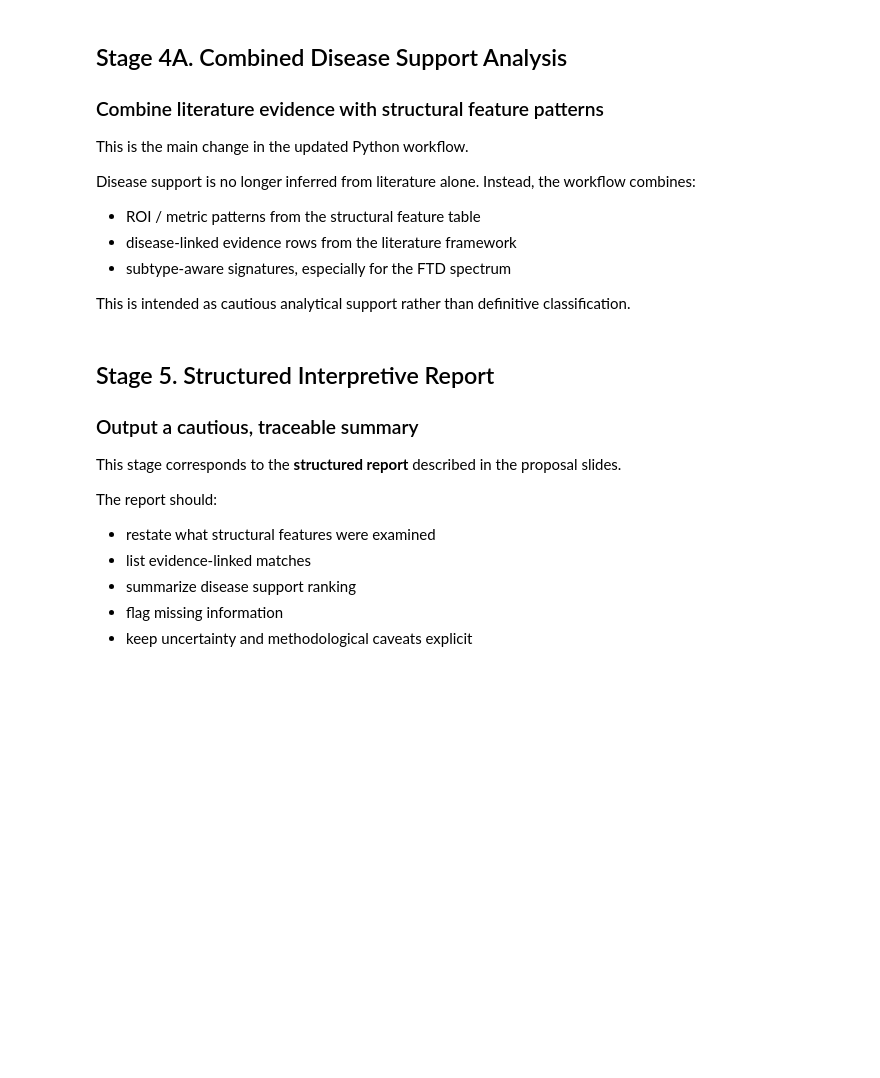
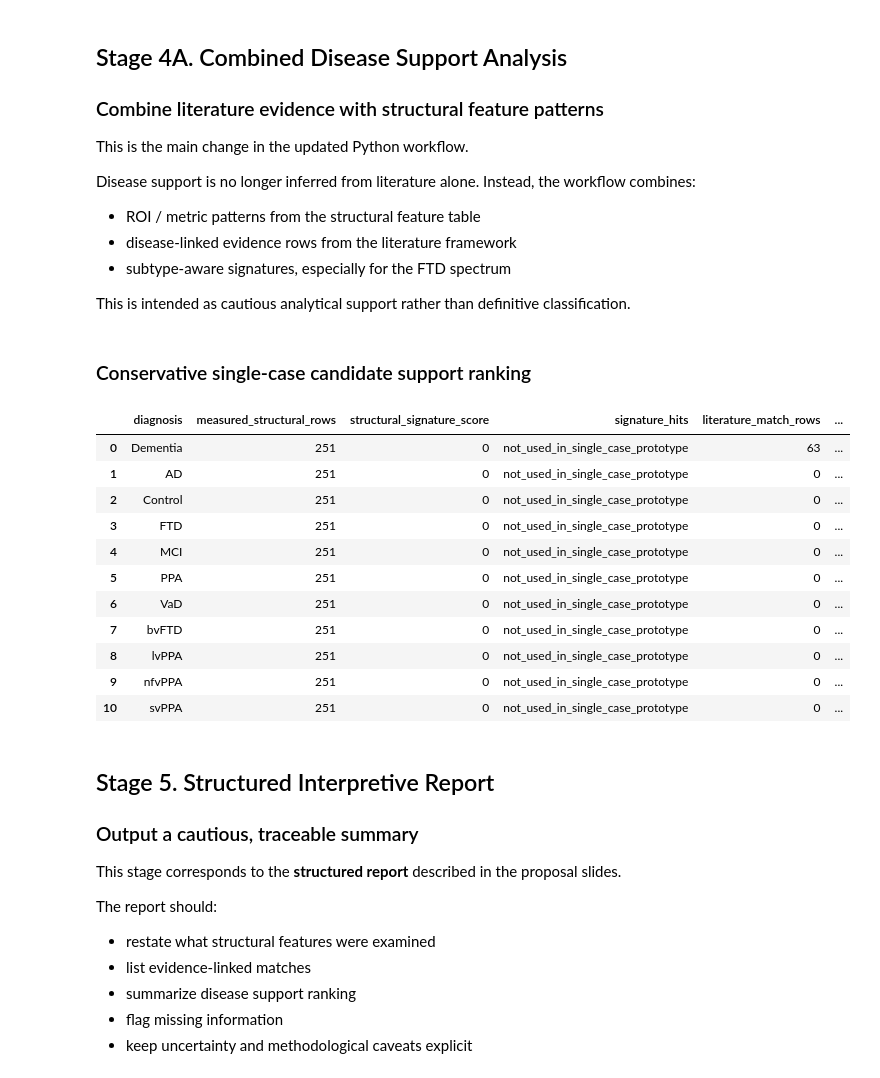
Before and after one commit to Bran-Y/neurodesk, a Jupyter notebook: neurodesk_literature_to_pgsql.ipynb, the cells around one changed output. Drawn from its saved outputs; the diff is of its cells as text; code cells hidden in the pictures; blank space fills up the shorter version.

```diff
--- a/neurodesk_literature_to_pgsql.ipynb
+++ b/neurodesk_literature_to_pgsql.ipynb
@@ -344,9 +545,23 @@ Disease support is no longer inferred from literature alone. Instead, the workfl
 
 This is intended as cautious analytical support rather than definitive classification.
 # %%
-display(Markdown('### Combined disease support ranking'))
-diagnosis_support_df = summarize_diagnosis_support(structural_df, records)
+display(Markdown('### Conservative single-case candidate support ranking'))
+diagnosis_support_df = summarize_diagnosis_support(structural_df, records, subject_id='OAS1_0003_MR1')
 display(diagnosis_support_df.head(20))
+# %% [output]
+### Conservative single-case candidate support ranking
+|  | diagnosis | measured_structural_rows | structural_signature_score | signature_hits | literature_match_rows | ... |
+| 0 | Dementia | 251 | 0 | not_used_in_single_case_prototype | 63 | ... |
+| 1 | AD | 251 | 0 | not_used_in_single_case_prototype | 0 | ... |
+| 2 | Control | 251 | 0 | not_used_in_single_case_prototype | 0 | ... |
+| 3 | FTD | 251 | 0 | not_used_in_single_case_prototype | 0 | ... |
+| 4 | MCI | 251 | 0 | not_used_in_single_case_prototype | 0 | ... |
+| 5 | PPA | 251 | 0 | not_used_in_single_case_prototype | 0 | ... |
+| 6 | VaD | 251 | 0 | not_used_in_single_case_prototype | 0 | ... |
+| 7 | bvFTD | 251 | 0 | not_used_in_single_case_prototype | 0 | ... |
+| 8 | lvPPA | 251 | 0 | not_used_in_single_case_prototype | 0 | ... |
+| 9 | nfvPPA | 251 | 0 | not_used_in_single_case_prototype | 0 | ... |
+| 10 | svPPA | 251 | 0 | not_used_in_single_case_prototype | 0 | ... |
 # %% [markdown]
 ## Stage 5. Structured Interpretive Report
 
```
Also changed, not shown: parts of 8 cells of this notebook, 6 other files.
